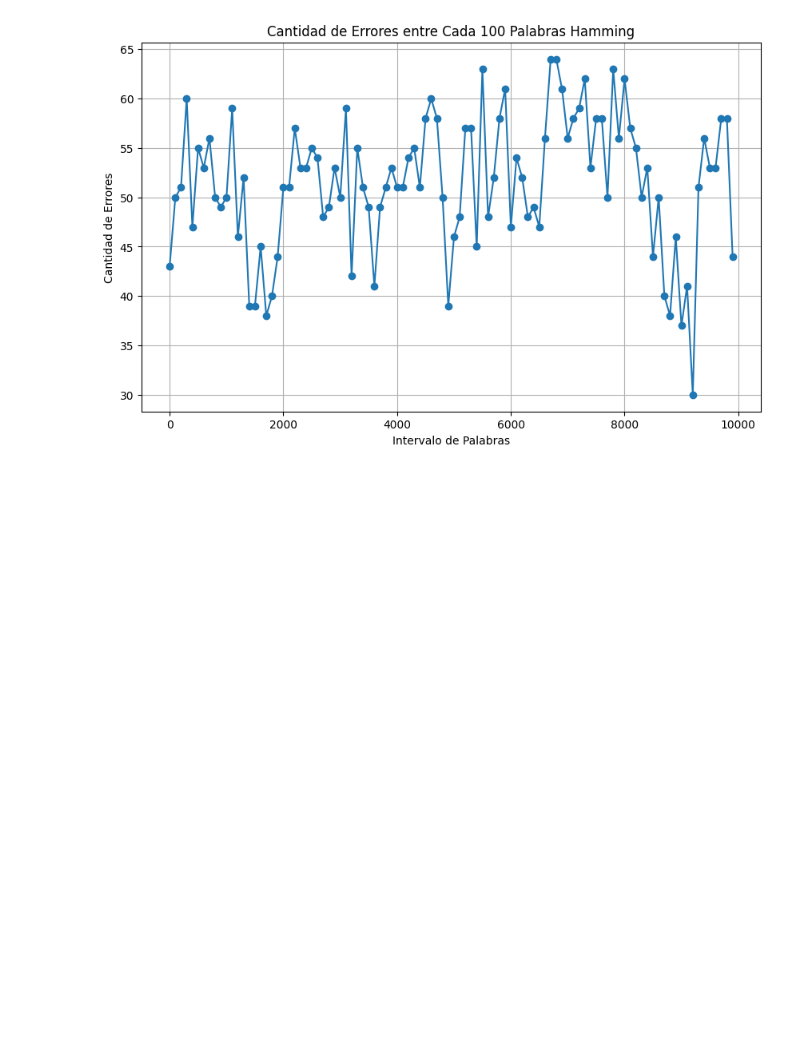
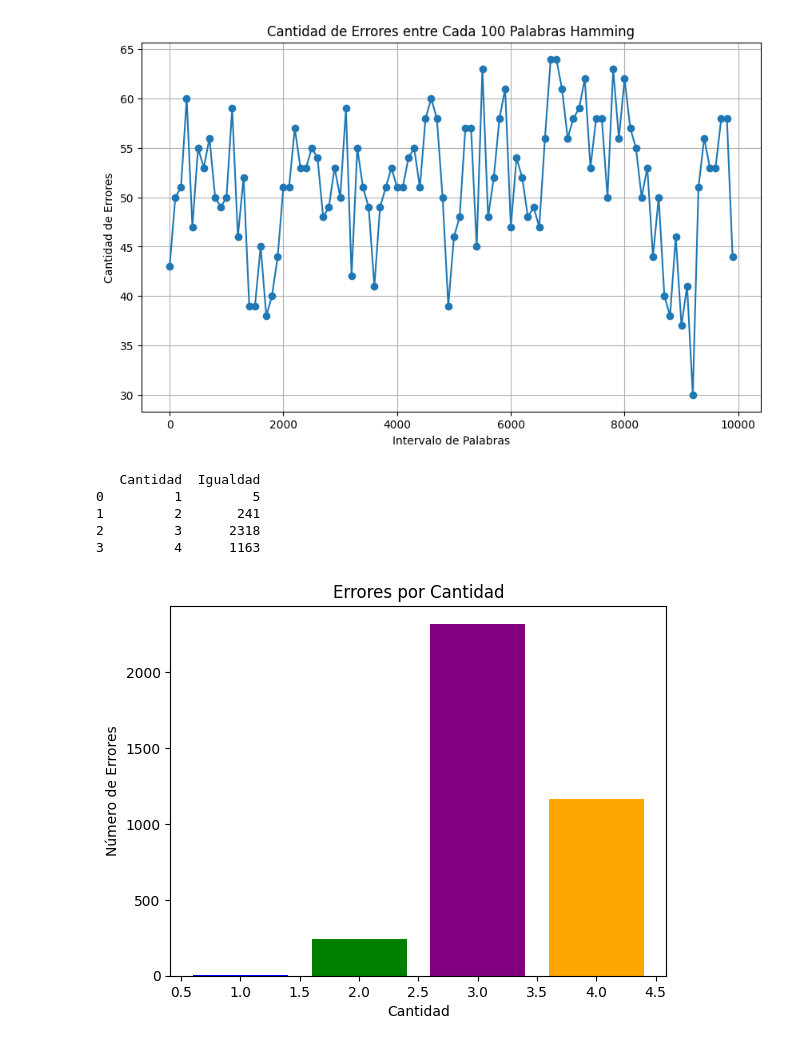
Before and after one commit to moraleseoscar/Error-CorrectingAlgorithms, a Jupyter notebook: Graphs.ipynb, the cells around one changed output. Drawn from its saved outputs; the diff is of its cells as text; code cells hidden in the pictures; blank space fills up the shorter version.

```diff
--- a/Graphs.ipynb
+++ b/Graphs.ipynb
@@ -163,3 +163,27 @@ plt.grid(True)
 plt.show()
 # %% [output]
 [figure]
+# %%
+import pandas as pd
+df1 = pd.read_csv("./csv/SenderHammingProgress.csv")
+df2 = pd.read_csv("./csv/ReceiverHammingProgress.csv")
+
+df1["CodigoRecibido"] = df2["Codigo"]
+df1['Igualdad'] = (df1['Codigo'] != df1['CodigoRecibido']).astype(int)
+df_error_total = df1.groupby('Cantidad')['Igualdad'].sum().reset_index()
+print(df_error_total)
+
+colores = ['blue', 'green', 'purple', 'orange']
+
+plt.bar(df_error_total['Cantidad'], df_error_total['Igualdad'], color=colores)
+plt.xlabel('Cantidad')
+plt.ylabel('Número de Errores')
+plt.title('Errores por Cantidad')
+plt.show()
+# %% [output]
+   Cantidad  Igualdad
+0         1         5
+1         2       241
+2         3      2318
+3         4      1163
+[figure, added]
```
Also changed, not shown: parts of 1 cell of this notebook, 2 other files.
